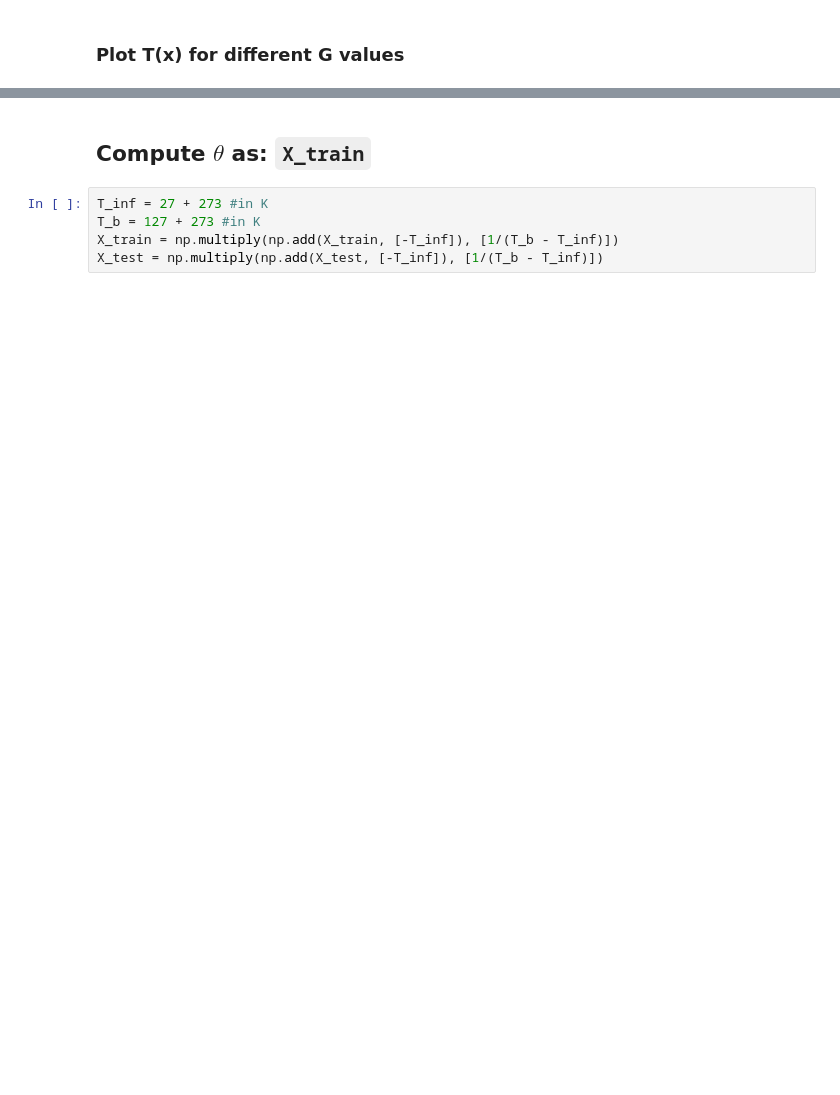
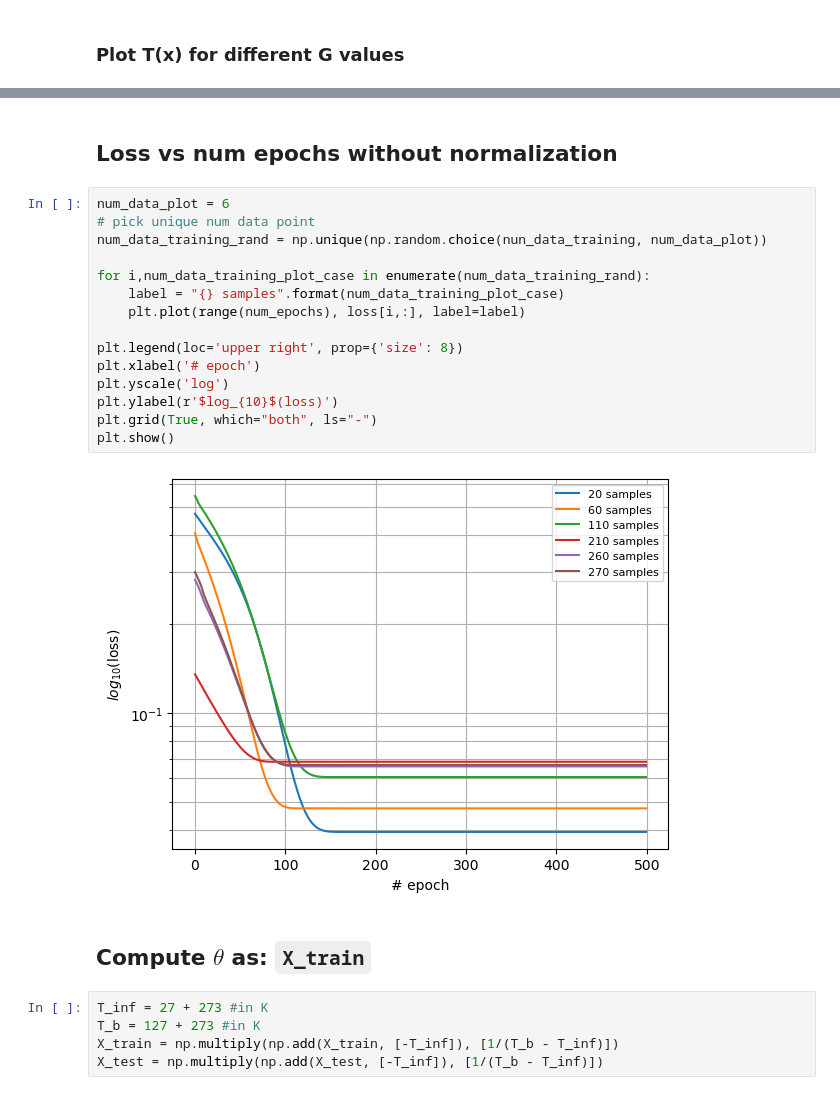
Before and after one commit to mvanzulli/Heat_Transfer_PINN, a Jupyter notebook: playground/Part1.ipynb, the cells around one changed output, grey strips where cells are left out. Drawn from its saved outputs; the diff is of its cells as text; blank space fills up the shorter version.

```diff
--- a/playground/Part1.ipynb
+++ b/playground/Part1.ipynb
@@ -99,3 +382,22 @@ plt.show()
+# %% [markdown]
+## Loss vs num epochs without normalization
+# %%
+num_data_plot = 6
+# pick unique num data point
+num_data_training_rand = np.unique(np.random.choice(nun_data_training, num_data_plot))
+
+for i,num_data_training_plot_case in enumerate(num_data_training_rand):
+    label = "{} samples".format(num_data_training_plot_case)
+    plt.plot(range(num_epochs), loss[i,:], label=label)
+
+plt.legend(loc='upper right', prop={'size': 8})
+plt.xlabel('# epoch')
+plt.yscale('log')
+plt.ylabel(r'$log_{10}$(loss)')
+plt.grid(True, which="both", ls="-")
+plt.show()
+# %% [output]
+[figure, added]
 # %% [markdown]
 ## Compute $\theta$ as: `X_train`
 # %%
```
Also changed, not shown: parts of 42 cells of this notebook.
